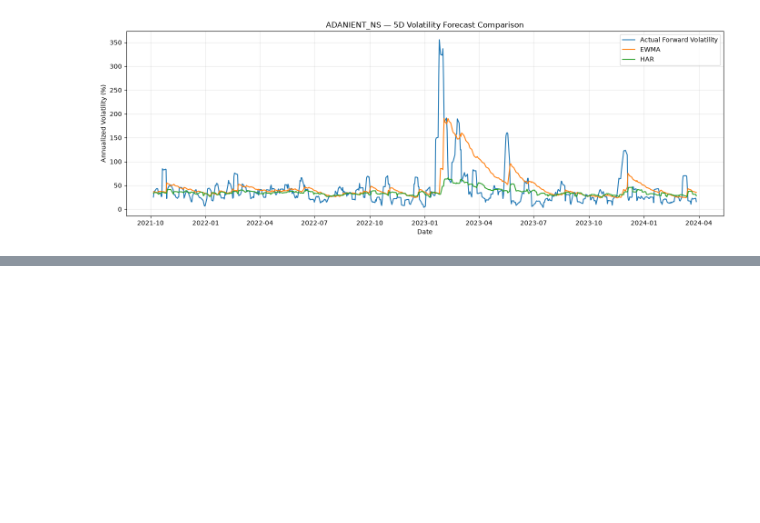
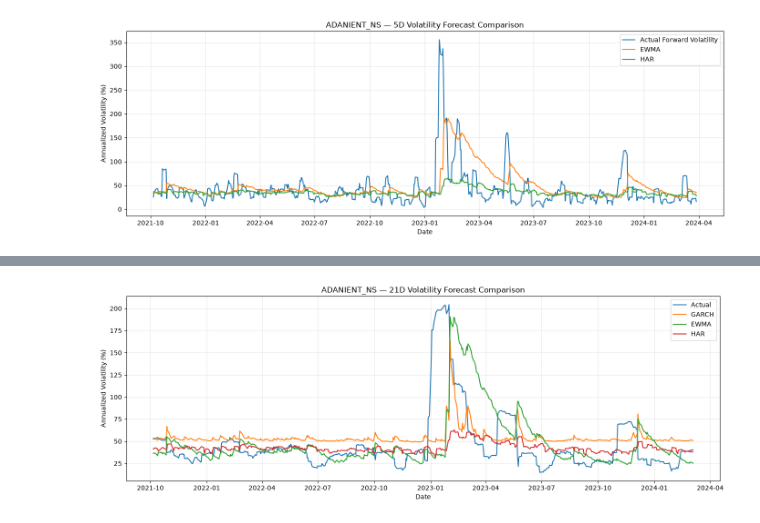
Before and after one commit to Srisupha29/DataScience_Projects, a Jupyter notebook: Indian_Equity_Market_Risk_Forecaster/notebooks/02_Volatility_Targets.ipynb, the cells around one changed output, grey strips where cells are left out. Cells and saved outputs as stored; diff of their text form; code cells hidden in the pictures; blank space fills up the shorter version.

Commit message:
Fixed GARCH

```diff
--- a/Indian_Equity_Market_Risk_Forecaster/notebooks/02_Volatility_Targets.ipynb
+++ b/Indian_Equity_Market_Risk_Forecaster/notebooks/02_Volatility_Targets.ipynb
@@ -1790,0 +2039,20 @@ plt.show()
+# %%
+available_tickers = (
+    garch_validation.loc[
+        garch_validation["Horizon"] == "5D",
+        "Ticker"
+    ]
+    .unique()
+)
+
+sample_ticker = available_tickers[0]
+
+sample = garch_validation[
+    (garch_validation["Ticker"] == sample_ticker)
+    & (garch_validation["Horizon"] == "5D")
+].sort_values("Date")
+
+print("Selected ticker:", sample_ticker)
+print("Number of observations:", len(sample))
+
+display(sample.head(10))
@@ -1790,0 +2073,58 @@ plt.show()
+# %%
+ticker = sample_ticker
+horizon = "21D"
+
+garch_sample = garch_validation[
+    (garch_validation["Ticker"] == ticker)
+    & (garch_validation["Horizon"] == horizon)
+]
+
+ewma_sample = ewma_validation[
+    (ewma_validation["Ticker"] == ticker)
+    & (ewma_validation["Horizon"] == horizon)
+]
+
+har_sample = har_validation[
+    (har_validation["Ticker"] == ticker)
+    & (har_validation["Horizon"] == horizon)
+]
+
+comparison = (
+    garch_sample[["Date", "Target", "Prediction"]]
+    .rename(columns={"Prediction": "GARCH"})
+    .merge(
+        ewma_sample[["Date", "Prediction"]]
+        .rename(columns={"Prediction": "EWMA"}),
+        on="Date"
+    )
+    .merge(
+        har_sample[["Date", "Prediction"]]
+        .rename(columns={"Prediction": "HAR"}),
+        on="Date"
+    )
+)
+
+plt.figure(figsize=(14, 5))
+
+plt.plot(
+    comparison["Date"],
+    comparison["Target"] * 100,
+    label="Actual"
+)
+
+for model in ["GARCH", "EWMA", "HAR"]:
+    plt.plot(
+        comparison["Date"],
+        comparison[model] * 100,
+        label=model
+    )
+
+plt.title(f"{ticker} — {horizon} Volatility Forecast Comparison")
+plt.xlabel("Date")
+plt.ylabel("Annualized Volatility (%)")
+plt.legend()
+plt.grid(alpha=0.3)
+plt.tight_layout()
+plt.show()
+# %% [output]
+[figure, added]
```
Also changed, not shown: parts of 9 cells of this notebook.
